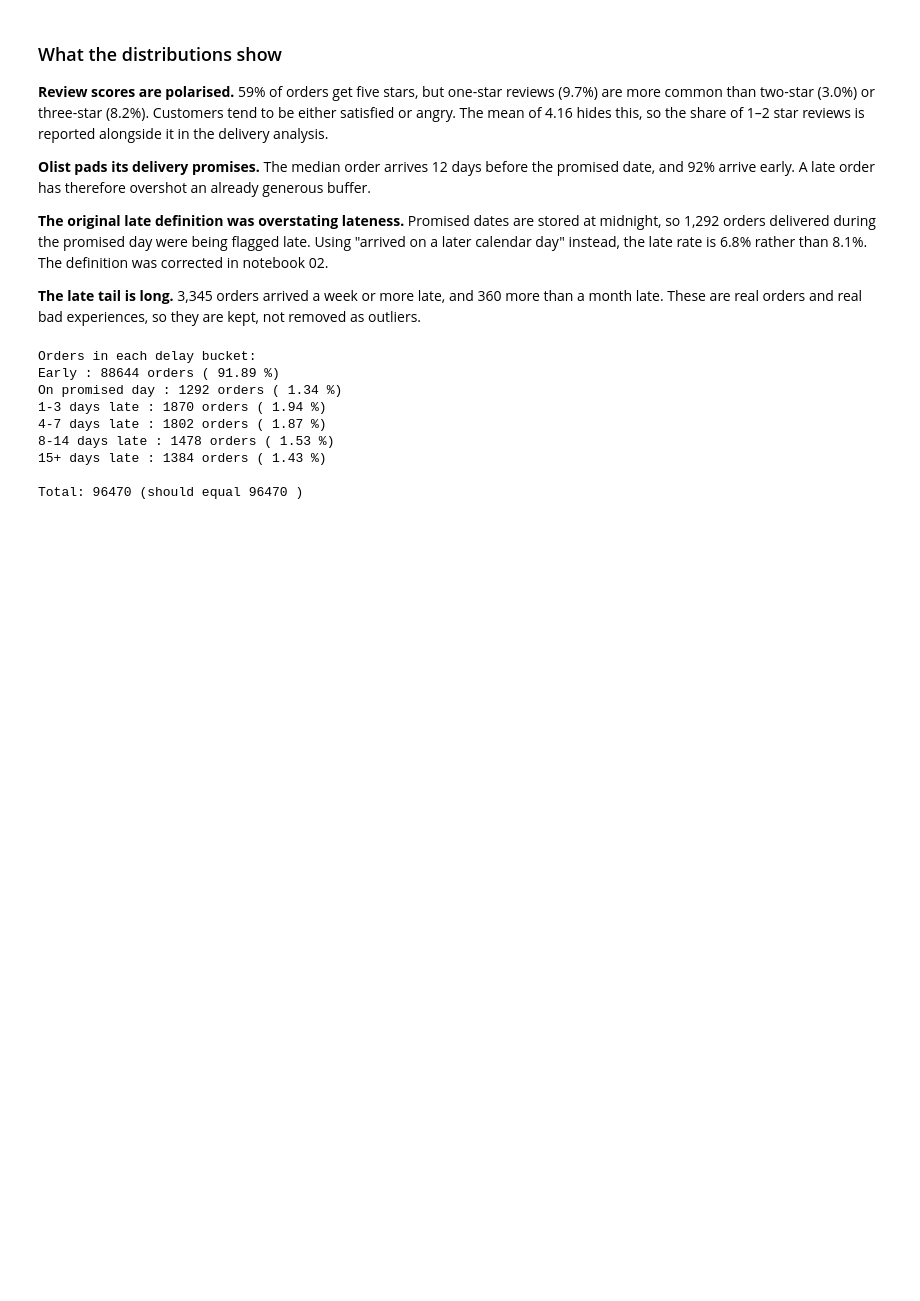
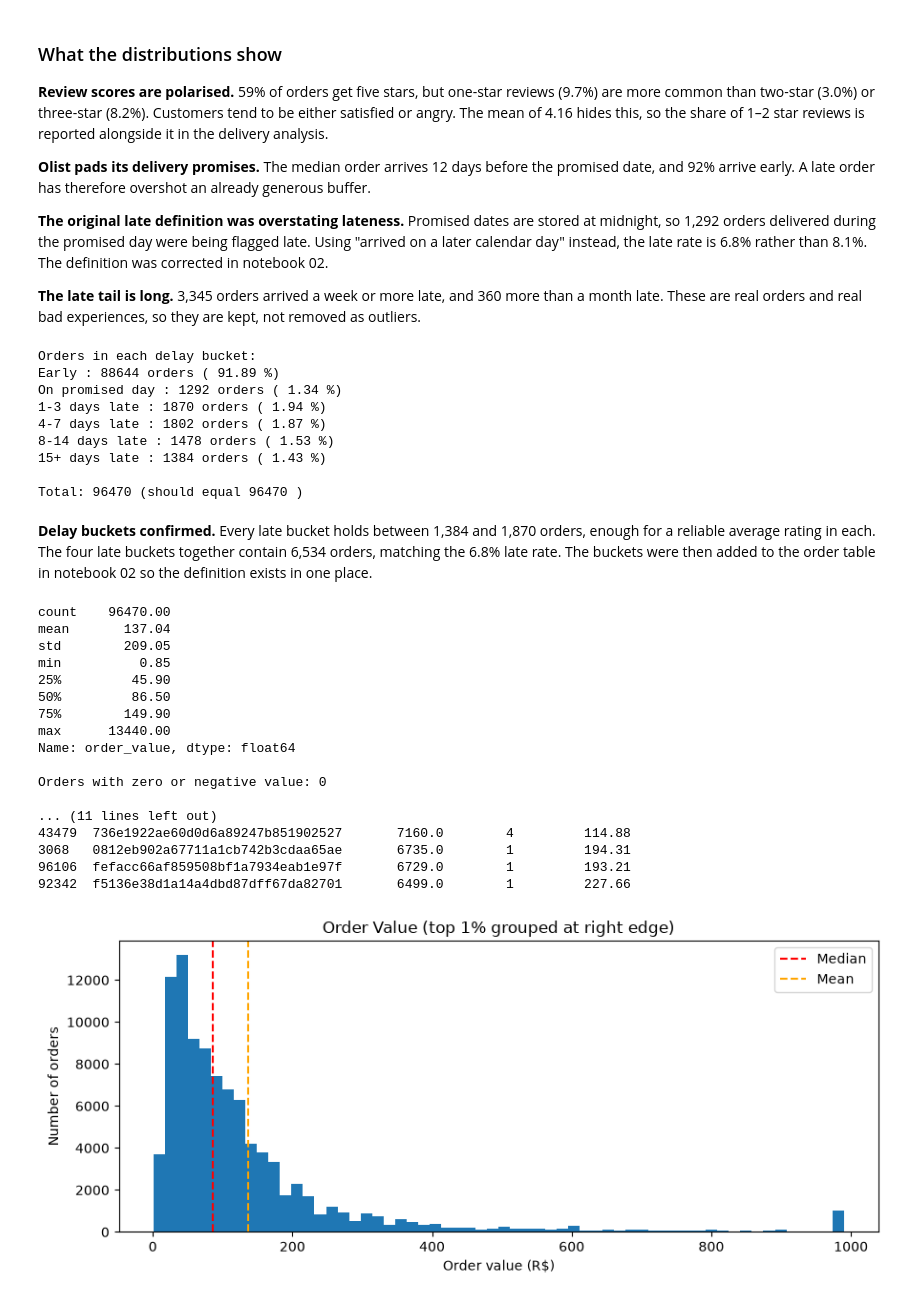
Before and after one commit to YogeshKumar628/olist-marketplace-analytics, a Jupyter notebook: notebooks/03_data_audit_and_eda.ipynb, the cells around one changed output. Saved outputs shown, nothing was run; the diff lists cells and outputs as text; code cells hidden in the pictures; blank space fills up the shorter version.

Commit message:
Add order value distribution and findings

```diff
--- a/notebooks/03_data_audit_and_eda.ipynb
+++ b/notebooks/03_data_audit_and_eda.ipynb
@@ -449,3 +449,62 @@ On promised day : 1292 orders ( 1.34 %)
 15+ days late : 1384 orders ( 1.43 %)
 
 Total: 96470 (should equal 96470 )
+# %% [markdown]
+**Delay buckets confirmed.** Every late bucket holds between 1,384 and 1,870 orders, enough for a reliable average rating in each. The four late buckets together contain 6,534 orders, matching the 6.8% late rate. The buckets were then added to the order table in notebook 02 so the definition exists in one place.
+# %%
+value = eda['order_value']
+
+print(value.describe().round(2))
+print()
+print("Orders with zero or negative value:", (value <= 0).sum())
+print()
+print("90th percentile:", round(value.quantile(0.90), 2))
+print("99th percentile:", round(value.quantile(0.99), 2))
+print("Orders above R$1,000:", (value > 1000).sum())
+print()
+
+# How much revenue comes from the most expensive 10% of orders?
+top_cutoff = value.quantile(0.90)
+top_share = value[value >= top_cutoff].sum() / value.sum() * 100
+print("Revenue share from the top 10% of orders:", round(top_share, 1), "%")
+print()
+print("Orders containing a single item:", round((eda['n_items'] == 1).mean() * 100, 1), "%")
+print()
+
+print("Five largest orders:")
+largest = eda.sort_values('order_value', ascending=False)
+print(largest[['order_id', 'order_value', 'n_items', 'freight_value']].head())
+
+# Chart
+cap = value.quantile(0.99)
+
+plt.figure(figsize=(9, 4))
+plt.hist(value.clip(upper=cap), bins=60)
+plt.axvline(value.median(), color='red', linestyle='--', label='Median')
+plt.axvline(value.mean(), color='orange', linestyle='--', label='Mean')
+plt.title('Order Value (top 1% grouped at right edge)')
+plt.xlabel('Order value (R$)')
+plt.ylabel('Number of orders')
+plt.legend()
+plt.tight_layout()
+plt.savefig('../outputs/order_value_distribution.png', dpi=150)
+plt.show()
+# %% [output]
+count    96470.00
+mean       137.04
+std        209.05
+min          0.85
+25%         45.90
+50%         86.50
+75%        149.90
+max      13440.00
+Name: order_value, dtype: float64
+
+Orders with zero or negative value: 0
+
+... (11 lines left out)
+43479  736e1922ae60d0d6a89247b851902527       7160.0        4         114.88
+3068   0812eb902a67711a1cb742b3cdaa65ae       6735.0        1         194.31
+96106  fefacc66af859508bf1a7934eab1e97f       6729.0        1         193.21
+92342  f5136e38d1a14a4dbd87dff67da82701       6499.0        1         227.66
+[figure, added]
```
Also changed, not shown: parts of 1 cell of this notebook, 3 other files.
